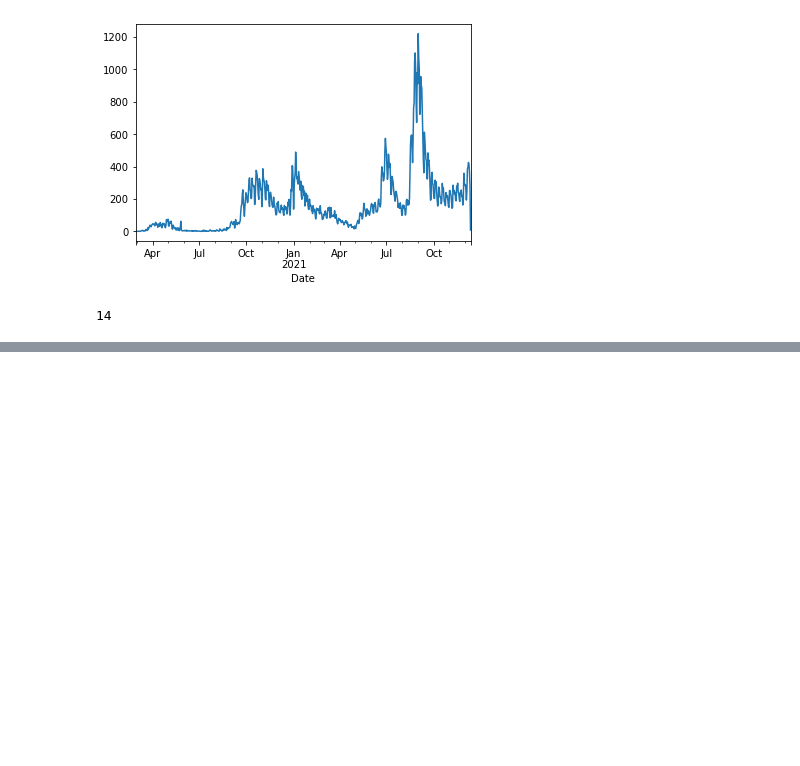
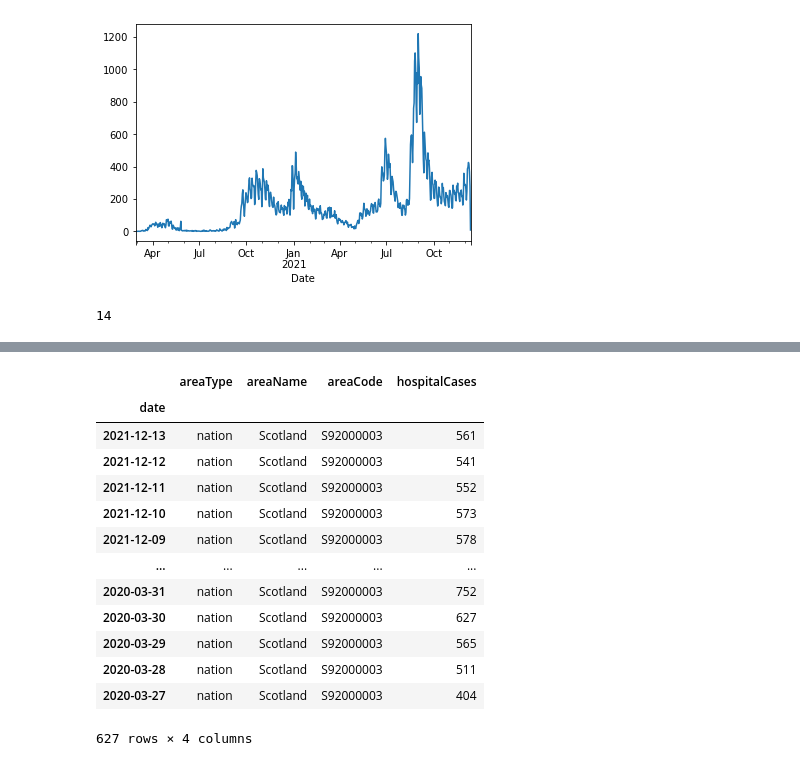
Before and after one commit to nowaycomputer/scotvid, a Jupyter notebook: dev/Scotvid.ipynb, the cells around one changed output, grey strips where cells are left out. Drawn from its saved outputs; the diff is of its cells as text; code cells hidden in the pictures; blank space fills up the shorter version.

```diff
--- a/dev/Scotvid.ipynb
+++ b/dev/Scotvid.ipynb
@@ -245,0 +263,17 @@ sorted(df_local['CAName'].unique().tolist()).index('Glasgow City')
+# %%
+gov_uk_hospital_scot
+# %% [output]
+|  | areaType | areaName | areaCode | hospitalCases |
+| date |  |  |  |  |
+| 2021-12-13 | nation | Scotland | S92000003 | 561 |
+| 2021-12-12 | nation | Scotland | S92000003 | 541 |
+| 2021-12-11 | nation | Scotland | S92000003 | 552 |
+| 2021-12-10 | nation | Scotland | S92000003 | 573 |
+| 2021-12-09 | nation | Scotland | S92000003 | 578 |
+| ... | ... | ... | ... | ... |
+| 2020-03-31 | nation | Scotland | S92000003 | 752 |
+| 2020-03-30 | nation | Scotland | S92000003 | 627 |
+| 2020-03-29 | nation | Scotland | S92000003 | 565 |
+| 2020-03-28 | nation | Scotland | S92000003 | 511 |
+| 2020-03-27 | nation | Scotland | S92000003 | 404 |
+627 rows × 4 columns
```
Also changed, not shown: parts of 21 cells of this notebook.
